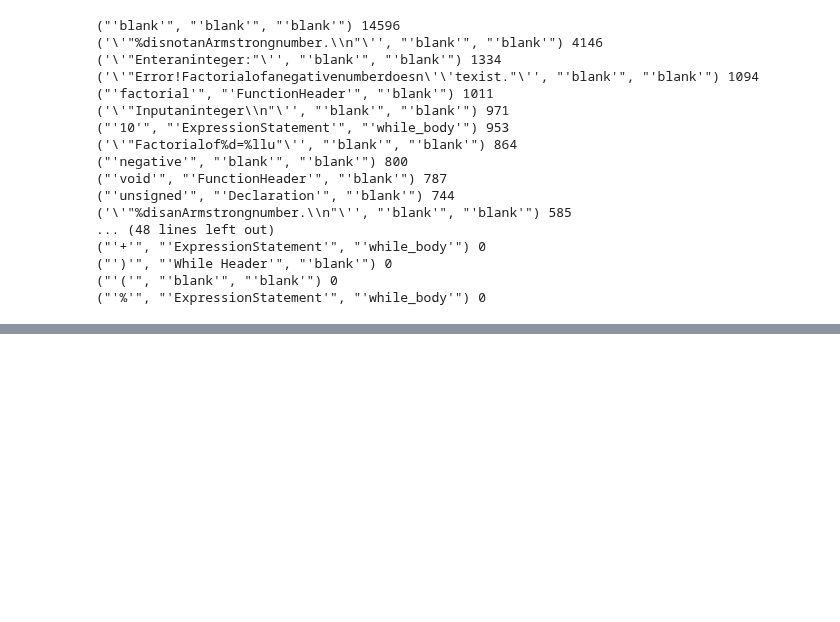
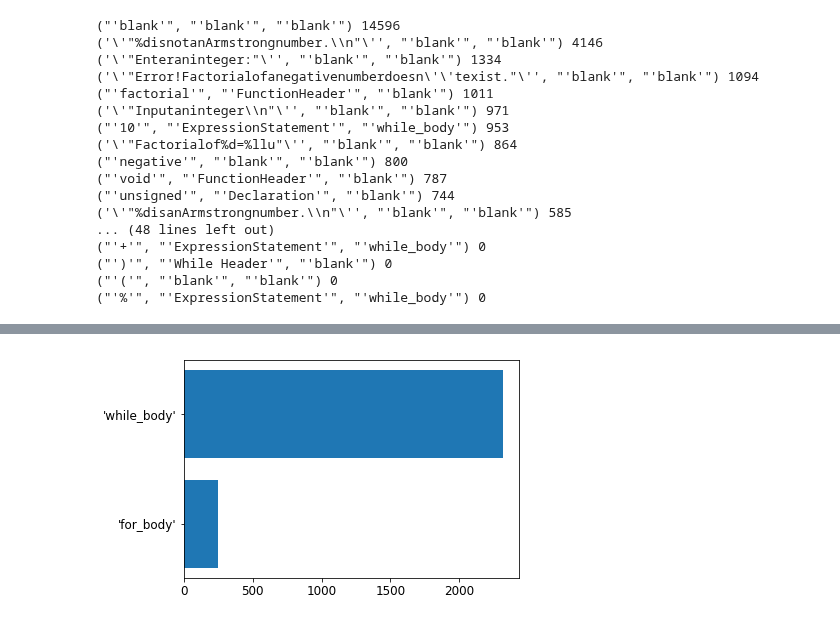
Before and after one commit to ayushbansal07/ProgramComprehension, a Jupyter notebook: Prog_Comprehension_EGT/analyse_data.ipynb, the cells around one changed output, grey strips where cells are left out. Cells and saved outputs as stored; diff of their text form; code cells hidden in the pictures; blank space fills up the shorter version.

```diff
--- a/Prog_Comprehension_EGT/analyse_data.ipynb
+++ b/Prog_Comprehension_EGT/analyse_data.ipynb
@@ -133,0 +261,5 @@ for key, val in sorted(tokmap_time.items(), key = lambda x: (x[1],x[0]),reverse
+# %%
+plt.barh(blockname[1:],blockct[1:])
+plt.savefig("blockCounts.png")
+# %% [output]
+[figure, added]
```
Also changed, not shown: parts of 13 cells of this notebook.
